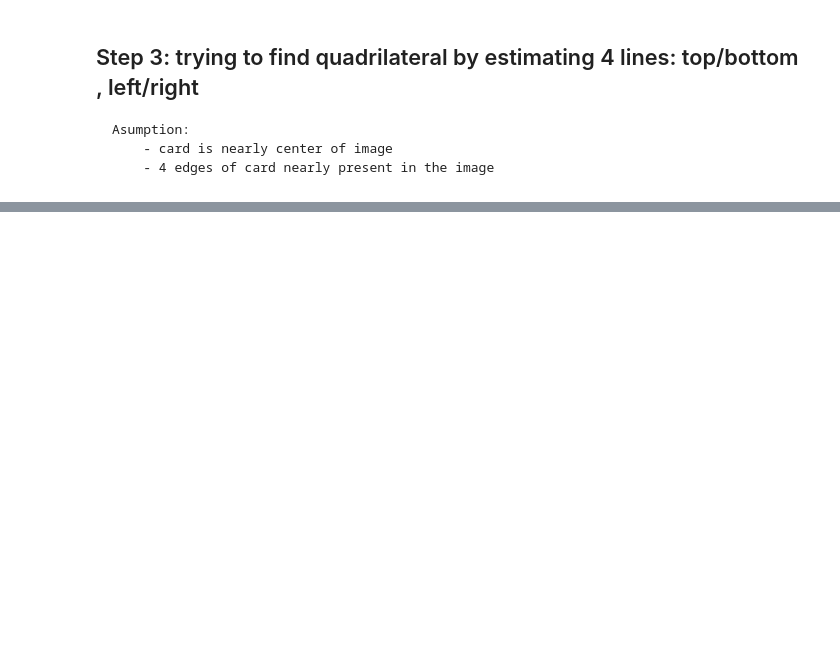
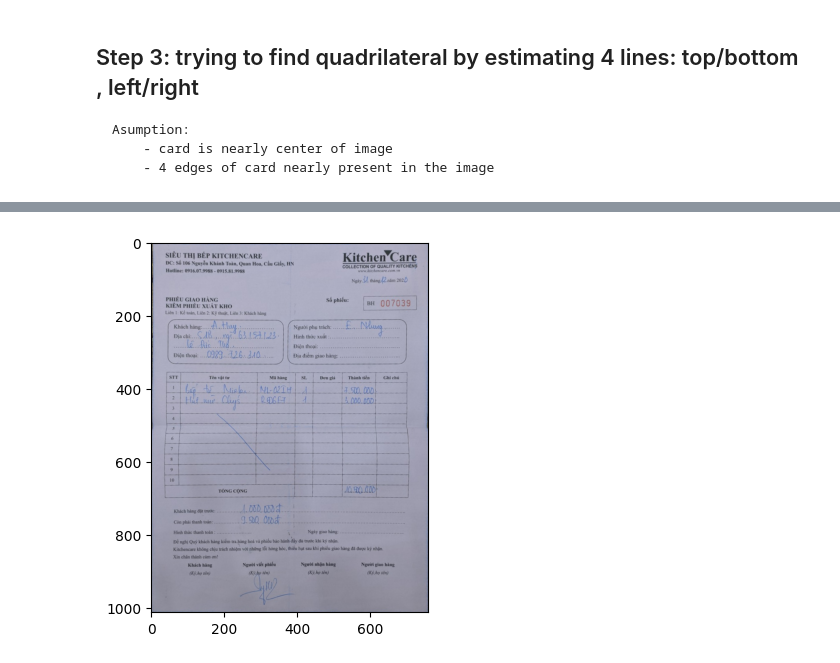
Before and after one commit to dqhuy/kuka-py, a Jupyter notebook: kuka.lab/kuka-perspective-doc.ipynb, the cells around one changed output, grey strips where cells are left out. Cells and saved outputs as stored; diff of their text form; code cells hidden in the pictures; blank space fills up the shorter version.

```diff
--- a/kuka.lab/kuka-perspective-doc.ipynb
+++ b/kuka.lab/kuka-perspective-doc.ipynb
@@ -288,0 +249,96 @@ print (a_angle)
+# %%
+x=0
+y=0
+w=src.shape[1]
+h=src.shape[0]
+
+#assumpt: card is center of image and the skew angle is less than 45 degree
+xcenter=w/2
+ycenter=h/2
+
+hLine=(x,y+h/2,x+w,y+h/2)
+vLine=(x+w/2,y, x+w/2,y+h)
+
+hLine=np.array(hLine).astype(np.int32)
+vLine=np.array(vLine).astype(np.int32)
+
+maxTLineLen=0
+maxBLineLen=0
+maxLLineLen=0
+maxRLineLen=0
+topline=[]
+bottomline=[]
+leftline=[]
+rightline=[]
+topleftPoint=[]
+toprightPoint=[]
+bottomleftPoint=[]
+bottomrightPoint=[]
+
+toplineList=[]
+bottomlineList=[]
+leftlineList=[]
+rightlineList=[]
+selectedQuadrangleList=[]
+
+# grouping lines in top,bottom,left,right
+
+for line in lines:
+    p1=line[0][0:2]
+    p2=line[0][2:4]
+    angle= getLineAngle(p1,p2)
+    linelength=getLineLength(p1,p2)
+    angle=abs(angle)
+    lineExtend=np.append(line[0],[round(linelength),round(angle)])
+    if(angle<=45): # top/bottom line
+        if(p1[1]+p2[1])/2 < ycenter:
+            toplineList.append(lineExtend)
+        elif (p1[1]+p2[1])/2 > ycenter:
+            bottomlineList.append(lineExtend)
+    else:
+        if (p1[0]+p2[0])/2 < xcenter:
+            leftlineList.append(lineExtend)
+        elif (p1[0]+p2[0])/2 > xcenter:
+            rightlineList.append(lineExtend)
+
+print("Topline: {} - Bottomline:{} - Leftline:{} - RightLine:{}".format(len(toplineList),len(bottomlineList),len(leftlineList),len(rightlineList)))
+
+# converting list(object) to ndarray then sorting length by descending
+toplineList = np.vstack(toplineList)
+bottomlineList = np.vstack(bottomlineList)
+leftlineList= np.vstack(leftlineList)
+rightlineList = np.vstack(rightlineList)
+
+toplineList = toplineList[toplineList[:,4].argsort()[::-1]]
+bottomlineList = bottomlineList[bottomlineList[:,4].argsort()[::-1]]
+leftlineList = leftlineList[leftlineList[:,4].argsort()[::-1]]
+rightlineList = rightlineList[rightlineList[:,4].argsort()[::-1]]
+
+stopSearching = False
+for topline in toplineList:
+    if stopSearching:
+        break
+    for bottomline in bottomlineList:
+        if stopSearching:
+            break
+        for leftline in leftlineList:
+            if stopSearching:
+                break
+            for rightline in rightlineList:
+                criterionResult,checkResult = verifyQuadrilateral(topline,bottomline,leftline,rightline,True)
+                if(checkResult):
+                    selectedQuadrangleList.append([topline,bottomline,leftline,rightline])
+                    stopSearching=checkResult
+                if stopSearching:
+                    break
+
+for q in selectedQuadrangleList:
+    topline=q[0]
+    bottomline=q[1]
+    leftline=q[2]
+    rightline=q[3]
+    cropedImg,lineImg,_ = cropImage(src,topline[0:4],bottomline[0:4],leftline[0:4],rightline[0:4])
+    plt.imshow(cv2.cvtColor(cropedImg,cv2.COLOR_BGR2RGB))
+    plt.show()
+    verifyQuadrilateral(topline,bottomline,leftline,rightline,True)
+# %% [output]
@@ -288,0 +354 @@ print (a_angle)
+[figure, added]
```
Also changed, not shown: parts of 16 cells of this notebook, 3 other files.
